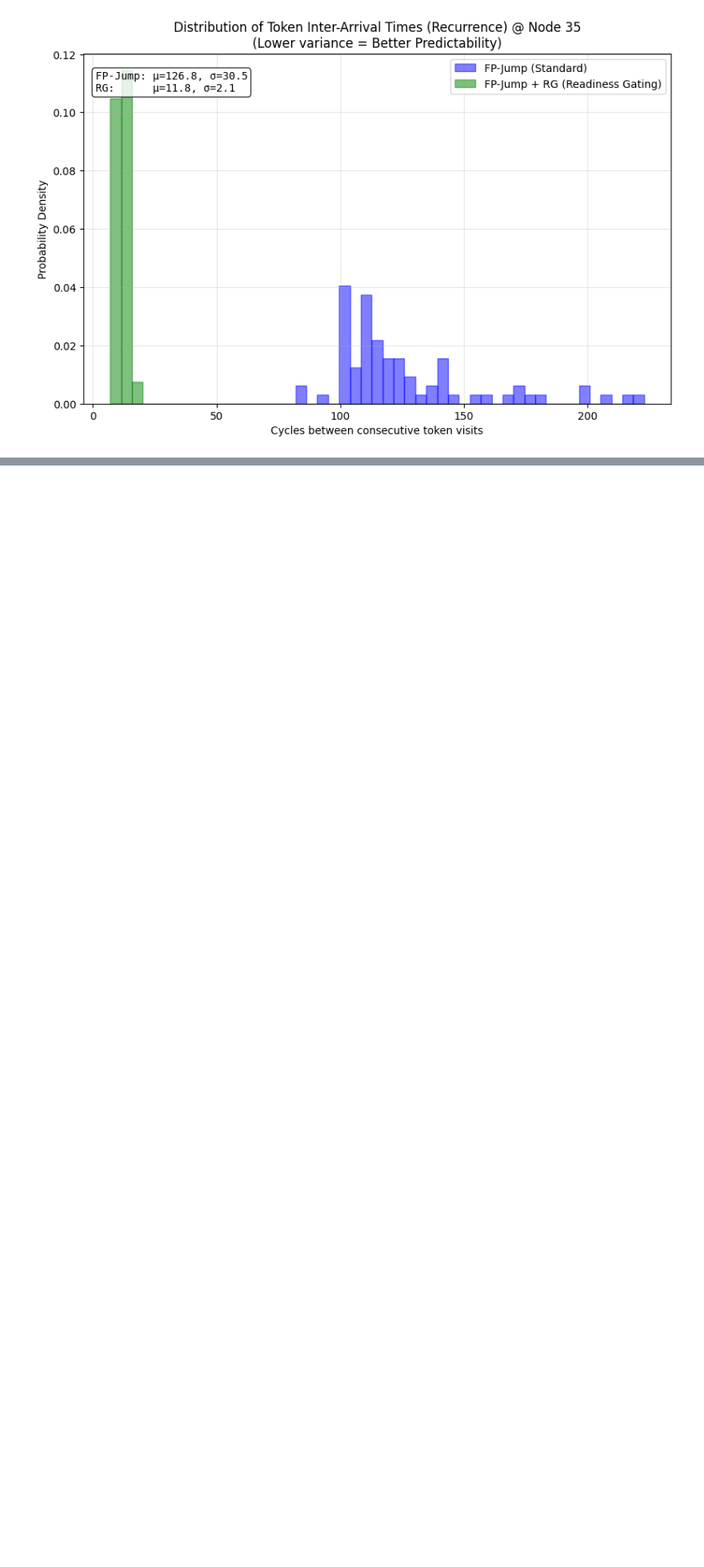
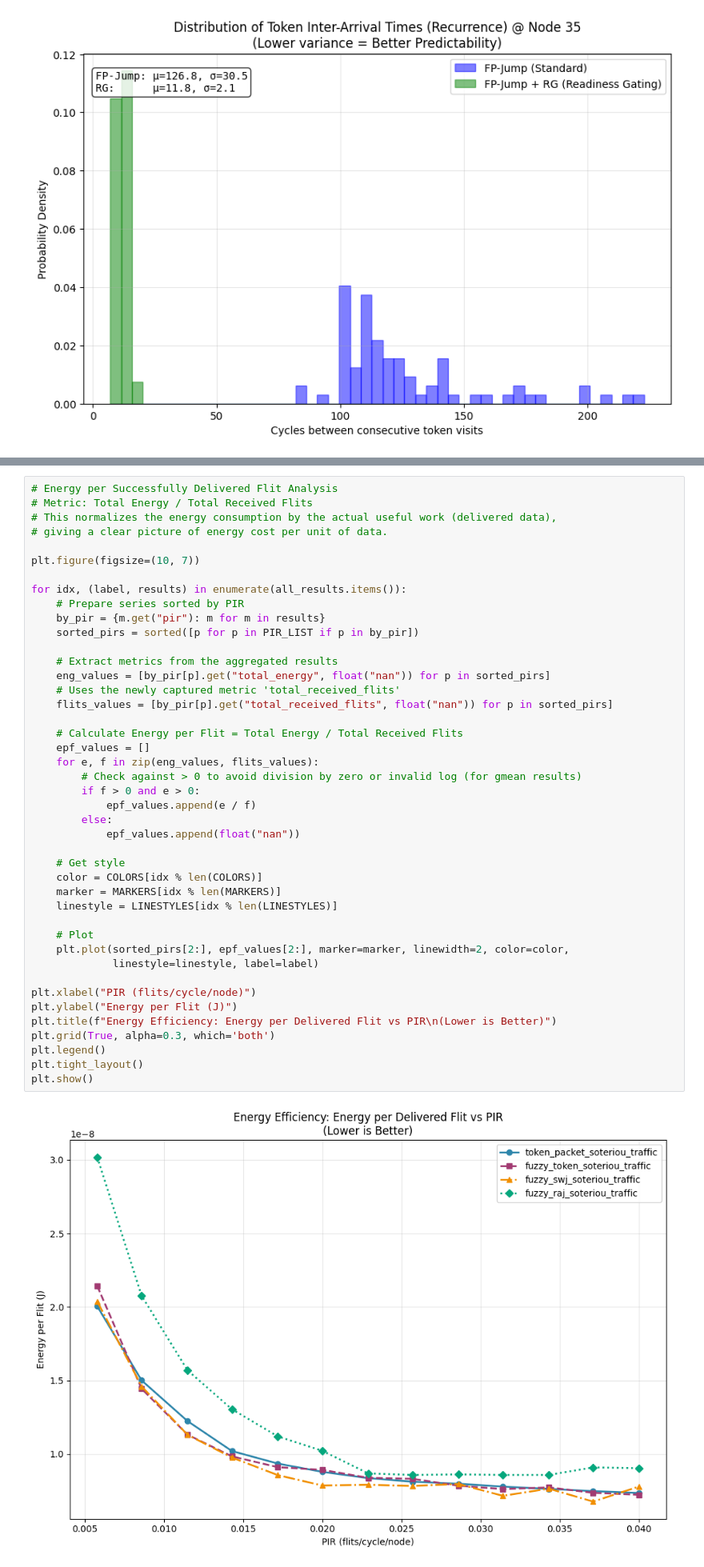
Before and after one commit to Jain-Nishkarsh/WiNoC-SOP, a Jupyter notebook: results/evaluate.ipynb, the cells around one changed output, grey strips where cells are left out. Shown at 80% size. Cells and saved outputs as stored; diff of their text form; blank space fills up the shorter version.

```diff
--- a/results/evaluate.ipynb
+++ b/results/evaluate.ipynb
@@ -759,0 +884,45 @@ Sweeping token_packet_8x8_64hubs ...
+# %%
+# Energy per Successfully Delivered Flit Analysis
+# Metric: Total Energy / Total Received Flits
+# This normalizes the energy consumption by the actual useful work (delivered data),
+# giving a clear picture of energy cost per unit of data.
+
+plt.figure(figsize=(10, 7))
+
+for idx, (label, results) in enumerate(all_results.items()):
+    # Prepare series sorted by PIR
+    by_pir = {m.get("pir"): m for m in results}
+    sorted_pirs = sorted([p for p in PIR_LIST if p in by_pir])
+
+    # Extract metrics from the aggregated results
+    eng_values = [by_pir[p].get("total_energy", float("nan")) for p in sorted_pirs]
+    # Uses the newly captured metric 'total_received_flits'
+    flits_values = [by_pir[p].get("total_received_flits", float("nan")) for p in sorted_pirs]
+
+    # Calculate Energy per Flit = Total Energy / Total Received Flits
+    epf_values = []
+    for e, f in zip(eng_values, flits_values):
+        # Check against > 0 to avoid division by zero or invalid log (for gmean results)
+        if f > 0 and e > 0:
+            epf_values.append(e / f)
+        else:
+            epf_values.append(float("nan"))
+
+    # Get style
+    color = COLORS[idx % len(COLORS)]
+    marker = MARKERS[idx % len(MARKERS)]
+    linestyle = LINESTYLES[idx % len(LINESTYLES)]
+
+    # Plot
+    plt.plot(sorted_pirs[2:], epf_values[2:], marker=marker, linewidth=2, color=color,
+             linestyle=linestyle, label=label)
+
+plt.xlabel("PIR (flits/cycle/node)")
+plt.ylabel("Energy per Flit (J)")
+plt.title(f"Energy Efficiency: Energy per Delivered Flit vs PIR\n(Lower is Better)")
+plt.grid(True, alpha=0.3, which='both')
+plt.legend()
+plt.tight_layout()
+plt.show()
+# %% [output]
+[figure, added]
```
Also changed, not shown: parts of 4 cells of this notebook, 50 other files.
